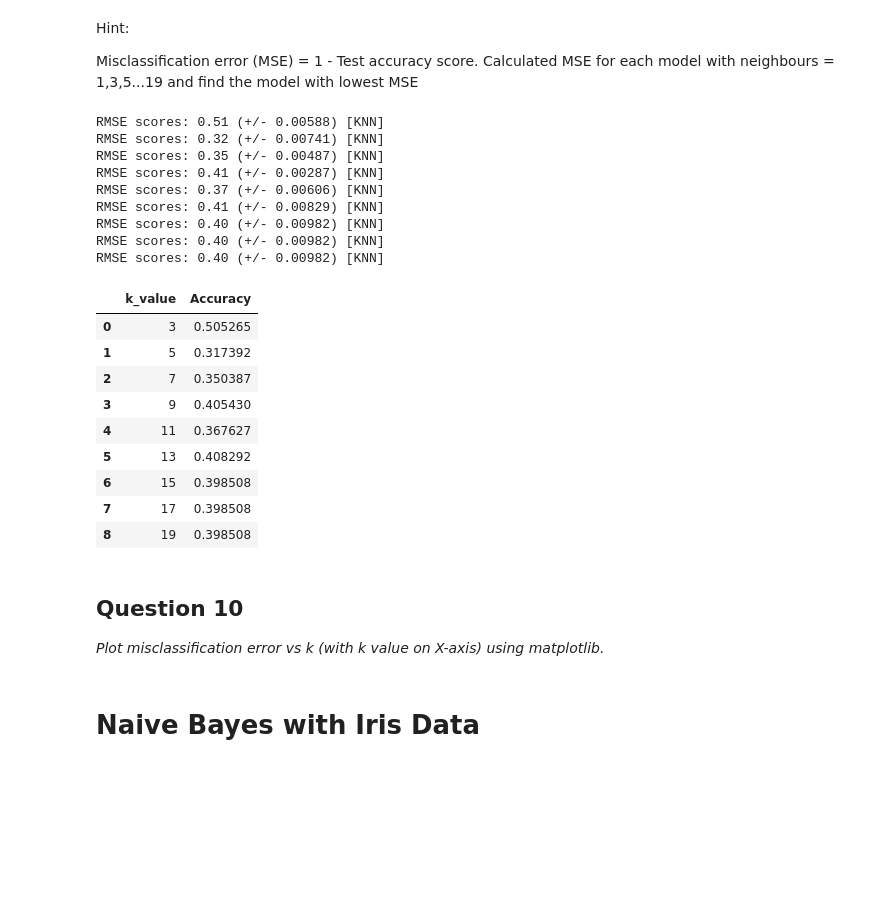
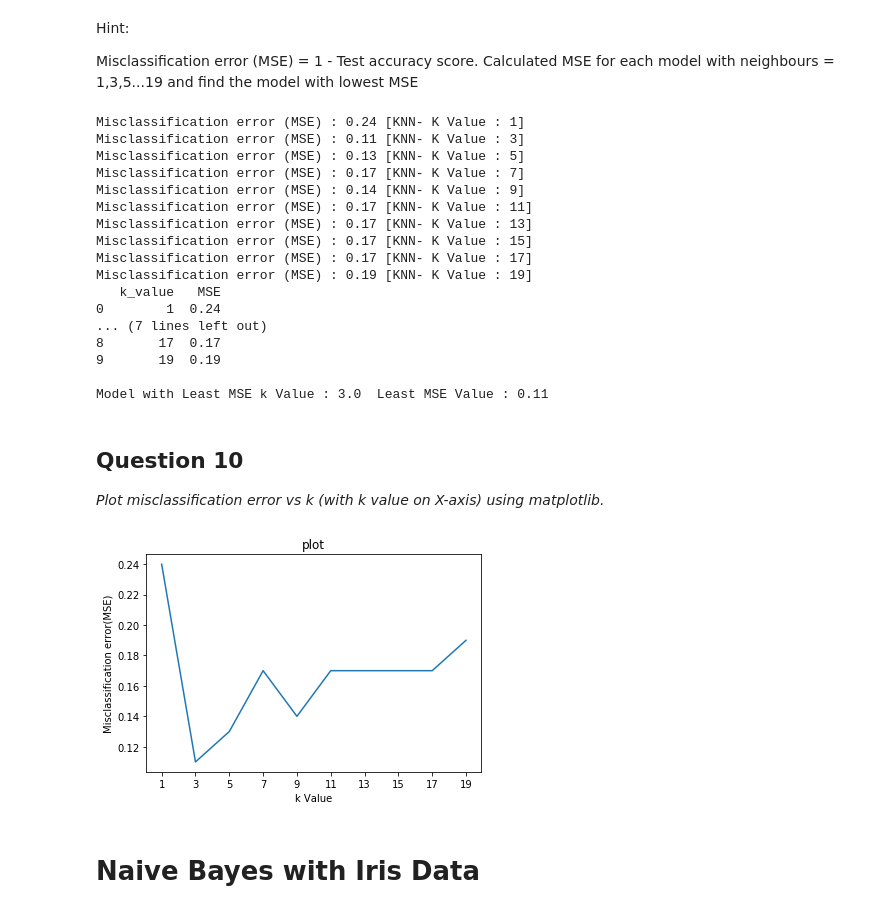
Before and after one commit to GreatLearningAIML1/bangalore-feb-batch-rabigarg, a Jupyter notebook: R3_External_Lab_kNN_Naive_Bayes.ipynb, the cells around one changed output. Drawn from its saved outputs; the diff is of its cells as text; code cells hidden in the pictures; blank space fills up the shorter version.

```diff
--- a/R3_External_Lab_kNN_Naive_Bayes.ipynb
+++ b/R3_External_Lab_kNN_Naive_Bayes.ipynb
@@ -266,9 +269,10 @@ from sklearn import metrics
 kf=KFold(n_splits=5,shuffle=True,random_state=2)
 
 list_mse=[]
+list_accuracy=[]
 k_value = []
 k = 1
-while (k < 19):
+while (k < 20):
     rmse=[]
     for train,test in kf.split(X,Y):
         Xtrain,Xtest=X[train,:],X[test,:]
@@ -277,41 +281,62 @@ while (k < 19):
         NNH.fit(Xtrain,Ytrain)
         Y_predict = NNH.predict(Xtest)
         #mse=np.sum((Ytest-Y_predict)**2)/len(Ytest)
-        mse=metrics.mean_squared_error(Ytest,Y_predict)
-        rmse.append(np.sqrt(mse))
+        list_accuracy.append(accuracy_score(Ytest,Y_predict))
+        #mse=metrics.mean_squared_error(Ytest,Y_predict)
+        #rmse.append(np.sqrt(mse))
         #print("k value: ",k)
         #print("accuracy_score: ",list_accuracy)
+    #print("RMSE scores: %0.02f (+/- %0.5f) [KNN- K Value : %s]" % (np.mean(rmse), np.var(rmse,ddof=1), k ))
+    print("Misclassification error (MSE) : %0.02f [KNN- K Value : %s]" % (1 - np.mean(list_accuracy), k))
+    list_mse.append(1 - round(np.mean(list_accuracy),2))
+    k_value.append(k)
+    list_accuracy=[]
+    DF1 = {'k_value': k_value,'MSE': list_mse}
     k = k+2
-    print("RMSE scores: %0.02f (+/- %0.5f) [%s]" % (np.mean(rmse), np.var(rmse,ddof=1), 'KNN' ))
-    list_mse.append(np.mean(rmse))
-    k_value.append(k)
-    DF1 = {'k_value': k_value,'Accuracy':list_mse}
-DF2 = pd.DataFrame(DF1)
-DF2
+    DF2 = pd.DataFrame(DF1)
+    #,columns=['k_value','MSE'])
+    #pd.DataFrame(d,columns=['Name','Age','Score'])
+print(DF2)
+DF3 = DF2.loc[DF2['MSE'].idxmin()]
+print("")
+print("Model with Least MSE k Value : %a  Least MSE Value : %0.02f" % (DF3['k_value'] , DF3['MSE']) )
 # %% [output]
-RMSE scores: 0.51 (+/- 0.00588) [KNN]
-RMSE scores: 0.32 (+/- 0.00741) [KNN]
-RMSE scores: 0.35 (+/- 0.00487) [KNN]
-RMSE scores: 0.41 (+/- 0.00287) [KNN]
-RMSE scores: 0.37 (+/- 0.00606) [KNN]
-RMSE scores: 0.41 (+/- 0.00829) [KNN]
-RMSE scores: 0.40 (+/- 0.00982) [KNN]
-RMSE scores: 0.40 (+/- 0.00982) [KNN]
-RMSE scores: 0.40 (+/- 0.00982) [KNN]
+Misclassification error (MSE) : 0.24 [KNN- K Value : 1]
+Misclassification error (MSE) : 0.11 [KNN- K Value : 3]
+Misclassification error (MSE) : 0.13 [KNN- K Value : 5]
+Misclassification error (MSE) : 0.17 [KNN- K Value : 7]
+Misclassification error (MSE) : 0.14 [KNN- K Value : 9]
+Misclassification error (MSE) : 0.17 [KNN- K Value : 11]
+Misclassification error (MSE) : 0.17 [KNN- K Value : 13]
+Misclassification error (MSE) : 0.17 [KNN- K Value : 15]
+Misclassification error (MSE) : 0.17 [KNN- K Value : 17]
+Misclassification error (MSE) : 0.19 [KNN- K Value : 19]
+   k_value   MSE
+0        1  0.24
+... (7 lines left out)
+8       17  0.17
+9       19  0.19
+
+Model with Least MSE k Value : 3.0  Least MSE Value : 0.11
-|  | k_value | Accuracy |
-| 0 | 3 | 0.505265 |
-| 1 | 5 | 0.317392 |
-| 2 | 7 | 0.350387 |
-| 3 | 9 | 0.405430 |
-| 4 | 11 | 0.367627 |
-| 5 | 13 | 0.408292 |
-| 6 | 15 | 0.398508 |
-| 7 | 17 | 0.398508 |
-| 8 | 19 | 0.398508 |
 # %% [markdown]
 ## Question 10
 
 *Plot misclassification error vs k (with k value on X-axis) using matplotlib.*
+# %%
+import numpy as np
+import matplotlib.pyplot as plt
+
+x = DF2['k_value']
+y = DF2['MSE']
+# Plot
+plt.xticks( DF2['k_value'], fontsize=10)
+plt.plot(x, y)
+plt.title('plot')
+plt.xlabel('k Value')
+plt.ylabel('Misclassification error(MSE)')
+plt.show()
+# %% [output]
+[figure, added]
 # %% [markdown]
 # Naive Bayes with Iris Data
 # %%
```
Also changed, not shown: parts of 18 cells of this notebook.
